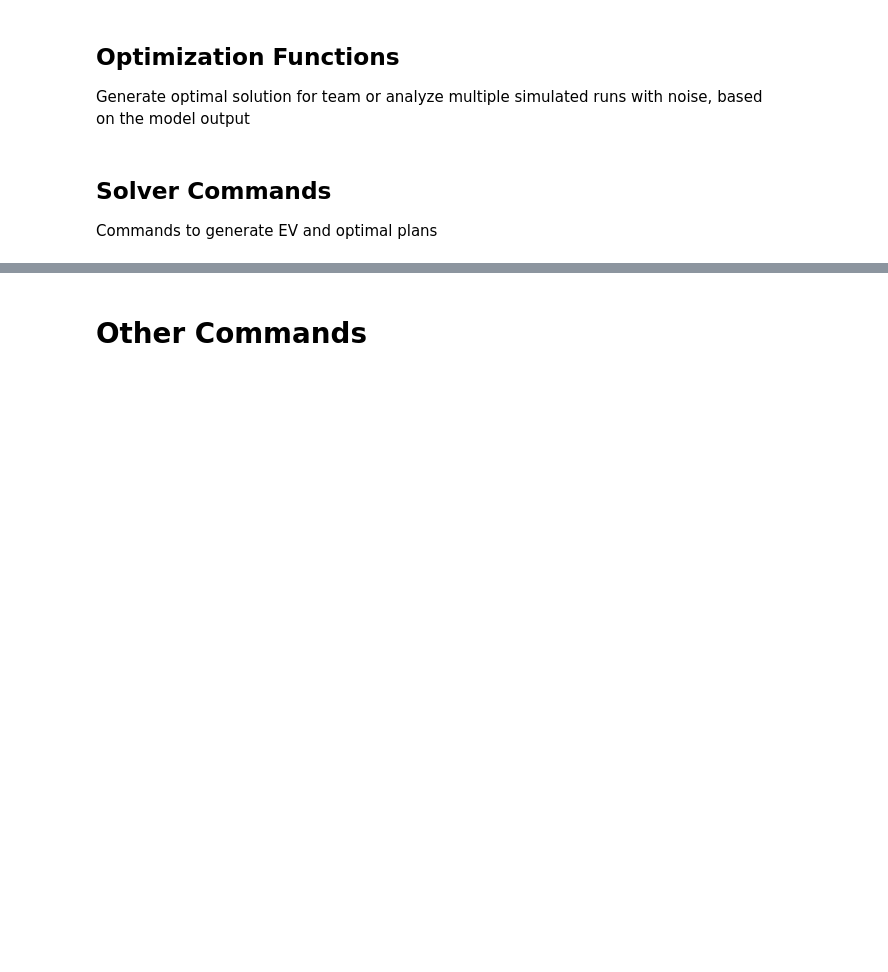
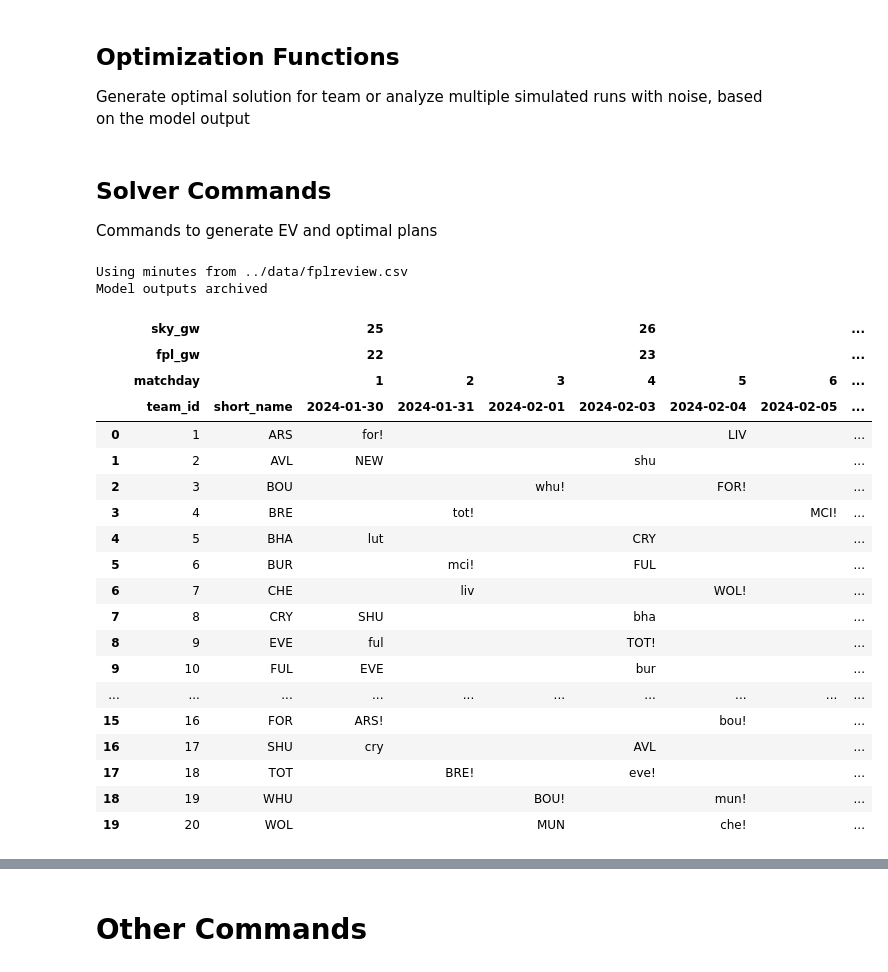
Before and after one commit to SamTroy/SkyFF_Optimization, a Jupyter notebook: notebooks/sky_opt_v1.ipynb, the cells around one changed output, grey strips where cells are left out. Saved outputs shown, nothing was run; the diff lists cells and outputs as text; code cells hidden in the pictures; blank space fills up the shorter version.

Commit message:
Fixtures probabilities updated

```diff
--- a/notebooks/sky_opt_v1.ipynb
+++ b/notebooks/sky_opt_v1.ipynb
@@ -368,10 +368,10 @@ def prior_player_data_gen(team_data, dynamic_pens):
             for gw_mins in gw_min_list:
                 for index, row in prior_player_data_team_subset.copy().iterrows():
                     prior_player_data_team_subset.at[index, str(gw_mins)+'_pen_claim'] = row['on_pens']* ((row[str(gw_mins)])/95)**3
-                pen_claim_total = prior_player_data_team_subset[str(gw_mins)+'_pen_claim'].sum()
+                pen_claim_total = max(prior_player_data_team_subset[str(gw_mins)+'_pen_claim'].sum(), 0.01)
                 for index, row in prior_player_data_team_subset.copy().iterrows():
                     pen_amount = (row[str(gw_mins)+'_pen_claim'] / pen_claim_total)
-                    pen_amount = pen_amount.item()
+                    # pen_amount = pen_amount.item()
                     prior_player_data_team_subset.loc[index, str(gw_mins)+'_pen_share'] = pen_amount
                     prior_player_data.loc[index, str(gw_mins)+'_pen_share'] = pen_amount
             # display(prior_player_data_team_subset[['fbref_player', 'short_team', 'on_pens', '21_xMins', '21_xMins_pen_share', '21_xMins_pen_claim', '26_xMins', '26_xMins_pen_share', '26_xMins_pen_claim']])
@@ -1196,36 +1196,60 @@ Commands to generate EV and optimal plans
 # %%
 # To generate player EV from the fixtures:
 # Change player or team underlyings as you see fit in prior_player_data.csv and team_priors.csv
 # Penalty takers can be overridden in pen_taker_override.csv
 # Adding an fplreview.csv to the data folder will let the model use its xMins. Alternatively, edit bl_xmins in prior_player_data.csv to manually override them
 
 # Example custom fixtures dataframe to add, move, or remove fixtures and assign probabilities of occuring
 # Leave 'custom_fixtures=None' to keep the fixtures as they are on the PL site
 df = pd.DataFrame(columns=('home_team', 'away_team', 'dates', 'probabilities'))
-df.loc[len(df)] = ['LIV', 'LUT', ['2024-02-21', '2024-02-24', '2024-04-23'], [0.7, 0.2, 0.1]]
-df.loc[len(df)] = ['BOU', 'LUT', ['2024-02-20', '2024-03-12', '2024-04-23'], [0.3, 0.3, 0.4]]
-df.loc[len(df)] = ['MCI', 'BRE', ['2024-02-20'], [1]]
 
-df.loc[len(df)] = ['WHU', 'BRE', ['2024-02-25', '2024-02-26'], [0.7, 0.3]]
+df.loc[len(df)] = ['LIV', 'LUT', ['2024-02-20', '2024-04-23'], [0.95, 0.05]]
+# Many possibilities for rescheduling BOULUT: GWs 27, 28, 32, 33, 34, 35, 36, 37 all work
+df.loc[len(df)] = ['BOU', 'LUT', ['2024-03-05', '2024-03-12', '2024-04-09', '2024-04-23', '2024-05-14'], [0.2, 0.2, 0.2, 0.2, 0.2]]
+df.loc[len(df)] = ['CHE', 'TOT', ['2024-02-23', '2024-04-23', '2024-05-14'], [0.05, 0.14, 0.81]]
 
-df.loc[len(df)] = ['MUN', 'FUL', ['2024-02-24', '2024-04-23'], [0.80, 0.20]]
-df.loc[len(df)] = ['CHE', 'TOT', ['2024-02-23', '2024-04-23', '2024-05-14'], [0.3, 0.3, 0.4]]
-
-df.loc[len(df)] = ['WHU', 'AVL', ['2024-03-16', '2024-04-23'], [0.53, 0.47]]
-df.loc[len(df)] = ['MUN', 'SHU', ['2024-03-16', '2024-04-23'], [0.36, 0.64]]
-df.loc[len(df)] = ['FUL', 'TOT', ['2024-03-16', '2024-04-23'], [0.58, 0.42]]
-df.loc[len(df)] = ['EVE', 'LIV', ['2024-03-16', '2024-04-23'], [0.2, 0.8]]
-df.loc[len(df)] = ['CRY', 'NEW', ['2024-03-16', '2024-04-23'], [0.56, 0.44]]
-df.loc[len(df)] = ['BHA', 'MCI', ['2024-03-16', '2024-04-23'], [0.28, 0.72]]
-df.loc[len(df)] = ['ARS', 'CHE', ['2024-03-16', '2024-04-23'], [0.63, 0.37]]
-df.loc[len(df)] = ['LUT', 'FOR', ['2024-03-16', '2024-04-23'], [0.69, 0.31]]
-df.loc[len(df)] = ['BUR', 'BRE', ['2024-03-16', '2024-04-23'], [0.88, 0.12]]
-df.loc[len(df)] = ['WOL', 'BOU', ['2024-03-16', '2024-04-23'], [0.52, 0.48]]
+# BGW29
+df.loc[len(df)] = ['BHA', 'MCI', ['2024-03-17', '2024-04-23', '2024-05-14'], [0.05, 0.19, 0.76]]
+df.loc[len(df)] = ['EVE', 'LIV', ['2024-03-17', '2024-04-23', '2024-05-14'], [0.05, 0.79, 0.16]]
+df.loc[len(df)] = ['MUN', 'SHU', ['2024-03-16', '2024-04-23', '2024-05-14'], [0.2, 0.1, 0.7]]
+df.loc[len(df)] = ['CRY', 'NEW', ['2024-03-16', '2024-04-23', '2024-05-14'], [0.2, 0.1, 0.7]]
+df.loc[len(df)] = ['WOL', 'BOU', ['2024-03-16', '2024-04-23', '2024-05-14'], [0.23, 0.47, 0.3]]
+df.loc[len(df)] = ['ARS', 'CHE', ['2024-03-16', '2024-04-23', '2024-05-14'], [0.59, 0.2, 0.21]]
+df.loc[len(df)] = ['WHU', 'AVL', ['2024-03-17', '2024-04-23', '2024-05-14'], [0.66, 0.26, 0.09]]
+df.loc[len(df)] = ['LUT', 'FOR', ['2024-03-16', '2024-04-23', '2024-05-14'], [0.71, 0.15, 0.14]]
+df.loc[len(df)] = ['FUL', 'TOT', ['2024-03-15'], [1]]
+df.loc[len(df)] = ['BUR', 'BRE', ['2024-03-16'], [1]]
+# Shuffling in GW34
+df.loc[len(df)] = ['FUL', 'LIV', ['2024-04-20', '2024-05-14'], [0.44, 0.56]]
+df.loc[len(df)] = ['BRE', 'LUT', ['2024-04-20', '2024-05-14'], [0.97, 0.03]]
 
 # Generate fixture ticker and player EV
 # Setting "teamsheet_boost" to a positive decimal (e.g. 0.05) will boost the EV of players for whom the teamsheet will be released before the deadline
 # Set the last matchday, last_md, as an integer, or a date as a string in the format 'YYYY-mm-dd'
-r2 = generate_model_output(first_md=1, last_md=1, filename_suffix=None, custom_fixtures=df, teamsheet_boost=0.05, dynamic_pens=True)
+r2 = generate_model_output(first_md=1, last_md='2024-05-19', filename_suffix=None, custom_fixtures=df, teamsheet_boost=0.05, dynamic_pens=True)
 display(r2['formatted_fixtures'])
 # display(r2['unformatted_fixtures'])
 display(r2['skymodel_output'].sort_values(by=['Total_Pts'], ascending=False).head(20))
+# %% [output]
+Using minutes from ../data/fplreview.csv
+Model outputs archived
+|  | sky_gw |  | 25 |  |  | 26 |  |  | ... |
+|  | fpl_gw |  | 22 |  |  | 23 |  |  | ... |
+|  | matchday |  | 1 | 2 | 3 | 4 | 5 | 6 | ... |
+|  | team_id | short_name | 2024-01-30 | 2024-01-31 | 2024-02-01 | 2024-02-03 | 2024-02-04 | 2024-02-05 | ... |
+| 0 | 1 | ARS | for! |  |  |  | LIV |  | ... |
+| 1 | 2 | AVL | NEW |  |  | shu |  |  | ... |
+| 2 | 3 | BOU |  |  | whu! |  | FOR! |  | ... |
+| 3 | 4 | BRE |  | tot! |  |  |  | MCI! | ... |
+| 4 | 5 | BHA | lut |  |  | CRY |  |  | ... |
+| 5 | 6 | BUR |  | mci! |  | FUL |  |  | ... |
+| 6 | 7 | CHE |  | liv |  |  | WOL! |  | ... |
+| 7 | 8 | CRY | SHU |  |  | bha |  |  | ... |
+| 8 | 9 | EVE | ful |  |  | TOT! |  |  | ... |
+| 9 | 10 | FUL | EVE |  |  | bur |  |  | ... |
+| ... | ... | ... | ... | ... | ... | ... | ... | ... | ... |
+| 15 | 16 | FOR | ARS! |  |  |  | bou! |  | ... |
+| 16 | 17 | SHU | cry |  |  | AVL |  |  | ... |
+| 17 | 18 | TOT |  | BRE! |  | eve! |  |  | ... |
+| 18 | 19 | WHU |  |  | BOU! |  | mun! |  | ... |
+| 19 | 20 | WOL |  |  | MUN |  | che! |  | ... |
```
Also changed, not shown: parts of 2 cells of this notebook.
